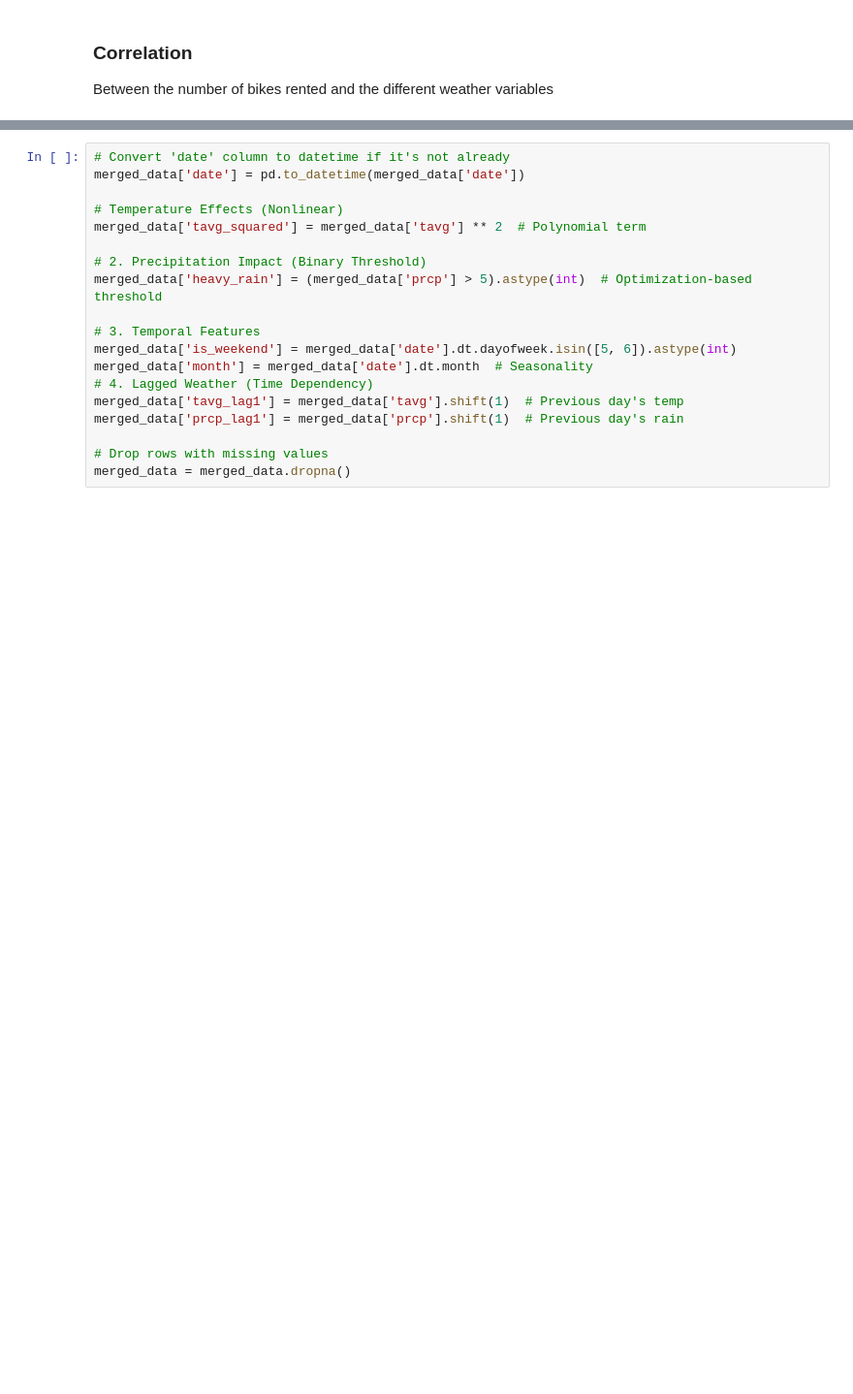
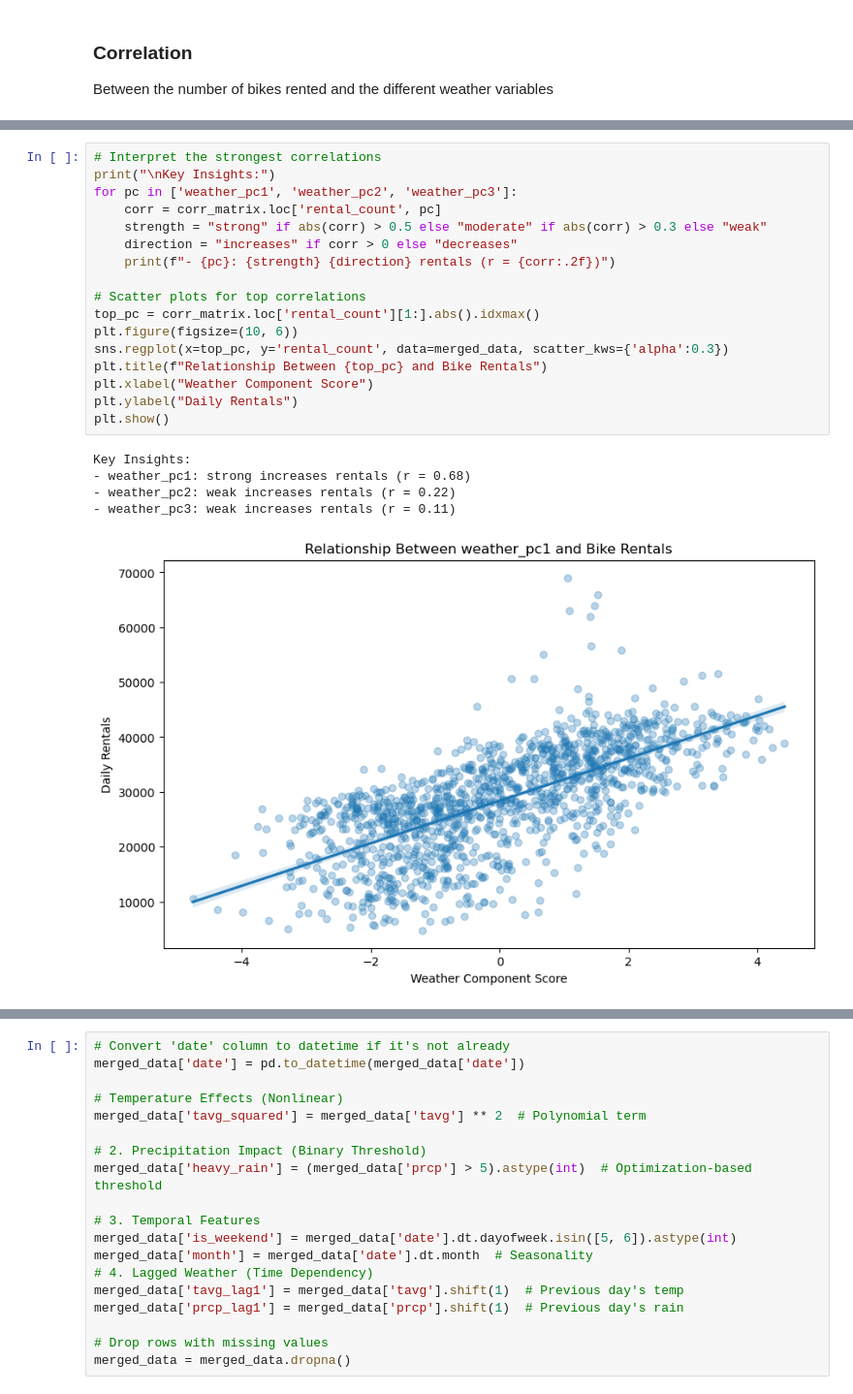
Before and after one commit to LotsAr/DataDrivenProject, a Jupyter notebook: ProjectCode.ipynb, the cells around one changed output, grey strips where cells are left out. Shown at 97% size. Cells and saved outputs as stored; diff of their text form; blank space fills up the shorter version.

```diff
--- a/ProjectCode.ipynb
+++ b/ProjectCode.ipynb
@@ -376 +435,24 @@ plt.show()
+# %%
+# Interpret the strongest correlations
+print("\nKey Insights:")
+for pc in ['weather_pc1', 'weather_pc2', 'weather_pc3']:
+    corr = corr_matrix.loc['rental_count', pc]
+    strength = "strong" if abs(corr) > 0.5 else "moderate" if abs(corr) > 0.3 else "weak"
+    direction = "increases" if corr > 0 else "decreases"
+    print(f"- {pc}: {strength} {direction} rentals (r = {corr:.2f})")
+
+# Scatter plots for top correlations
+top_pc = corr_matrix.loc['rental_count'][1:].abs().idxmax()
+plt.figure(figsize=(10, 6))
+sns.regplot(x=top_pc, y='rental_count', data=merged_data, scatter_kws={'alpha':0.3})
+plt.title(f"Relationship Between {top_pc} and Bike Rentals")
+plt.xlabel("Weather Component Score")
+plt.ylabel("Daily Rentals")
+plt.show()
+# %% [output]
+Key Insights:
+- weather_pc1: strong increases rentals (r = 0.68)
+- weather_pc2: weak increases rentals (r = 0.22)
+- weather_pc3: weak increases rentals (r = 0.11)
+[figure, added]
 # %% [markdown]
```
Also changed, not shown: parts of 15 cells of this notebook.
